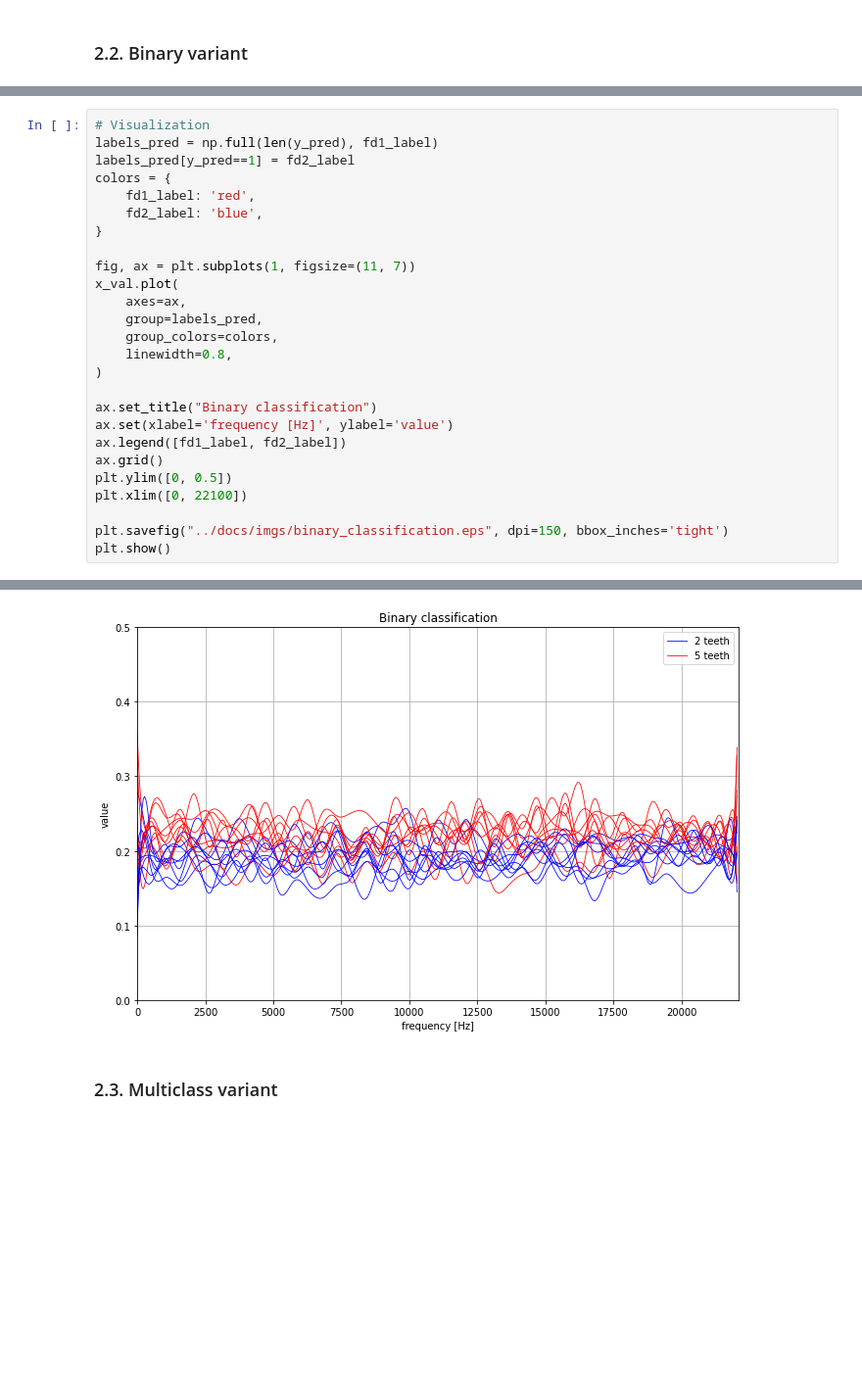
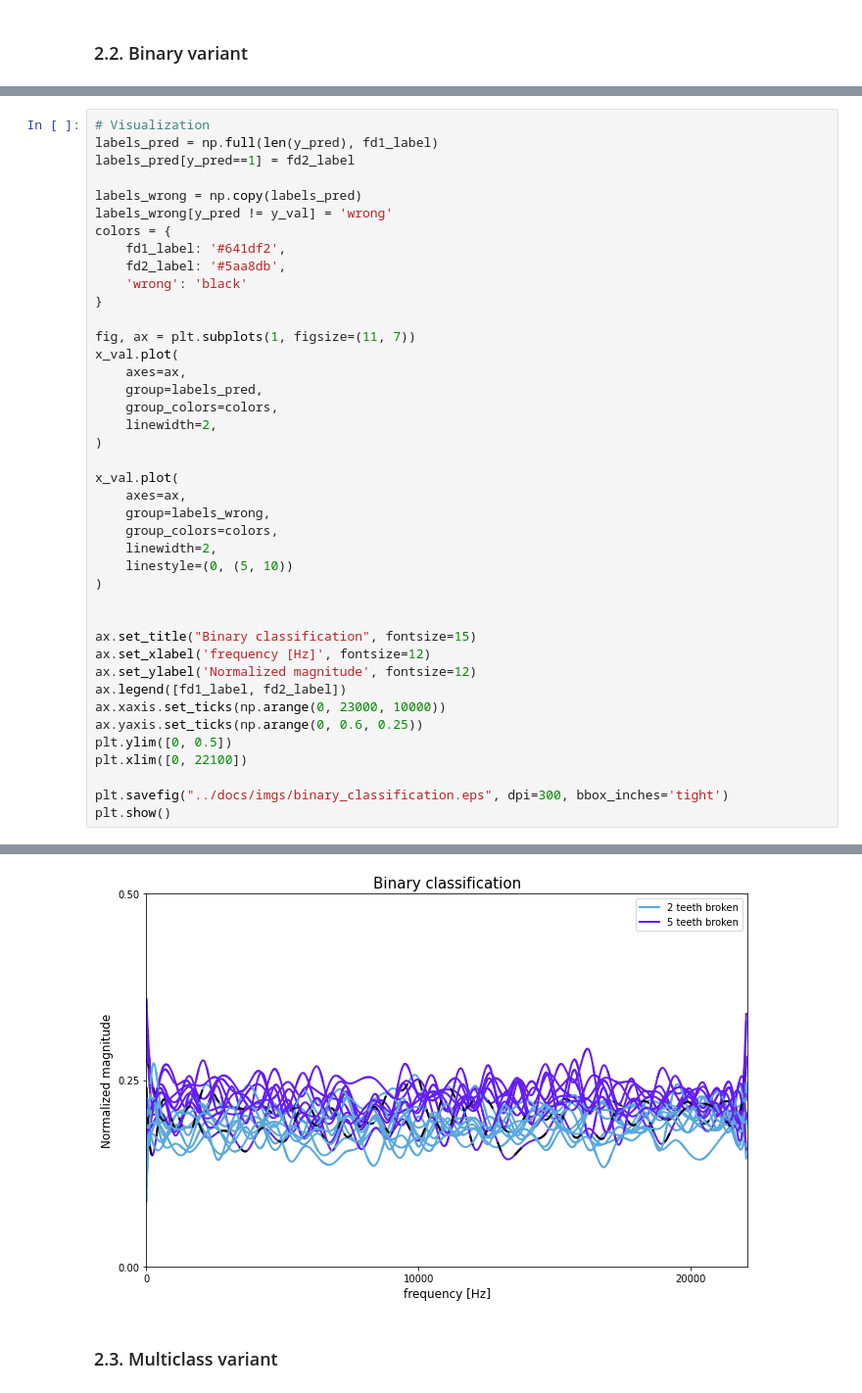
Before and after one commit to Porbi96/fda-time-series-classification, a Jupyter notebook: src/main.ipynb, the cells around one changed output, grey strips where cells are left out. Shown at 98% size. Drawn from its saved outputs; the diff is of its cells as text; blank space fills up the shorter version.

```diff
--- a/src/main.ipynb
+++ b/src/main.ipynb
@@ -237,32 +277,47 @@ Model accuracy:  0.8888888888888888
 # %%
 # Visualization
 labels_pred = np.full(len(y_pred), fd1_label)
 labels_pred[y_pred==1] = fd2_label
+
+labels_wrong = np.copy(labels_pred)
+labels_wrong[y_pred != y_val] = 'wrong'
 colors = {
-    fd1_label: 'red',
-    fd2_label: 'blue',
+    fd1_label: '#641df2',
+    fd2_label: '#5aa8db',
+    'wrong': 'black'
 }
 
 fig, ax = plt.subplots(1, figsize=(11, 7))
 x_val.plot(
     axes=ax,
     group=labels_pred,
     group_colors=colors,
-    linewidth=0.8,
+    linewidth=2,
 )
 
-ax.set_title("Binary classification")
-ax.set(xlabel='frequency [Hz]', ylabel='value')
+x_val.plot(
+    axes=ax,
+    group=labels_wrong,
+    group_colors=colors,
+    linewidth=2,
+    linestyle=(0, (5, 10))
+)
+
+
+ax.set_title("Binary classification", fontsize=15)
+ax.set_xlabel('frequency [Hz]', fontsize=12)
+ax.set_ylabel('Normalized magnitude', fontsize=12)
 ax.legend([fd1_label, fd2_label])
-ax.grid()
+ax.xaxis.set_ticks(np.arange(0, 23000, 10000))
+ax.yaxis.set_ticks(np.arange(0, 0.6, 0.25))
 plt.ylim([0, 0.5])
 plt.xlim([0, 22100])
 
-plt.savefig("../docs/imgs/binary_classification.eps", dpi=150, bbox_inches='tight')
+plt.savefig("../docs/imgs/binary_classification.eps", dpi=300, bbox_inches='tight')
 plt.show()
 # %% [output]
 The PostScript backend does not support transparency; partially transparent artists will be rendered opaque.
-[figure, old version]
+[figure, new version]
 # %% [markdown]
 ### 2.3. Multiclass variant
 # %%
```
Also changed, not shown: parts of 10 cells of this notebook, 12 other files.
